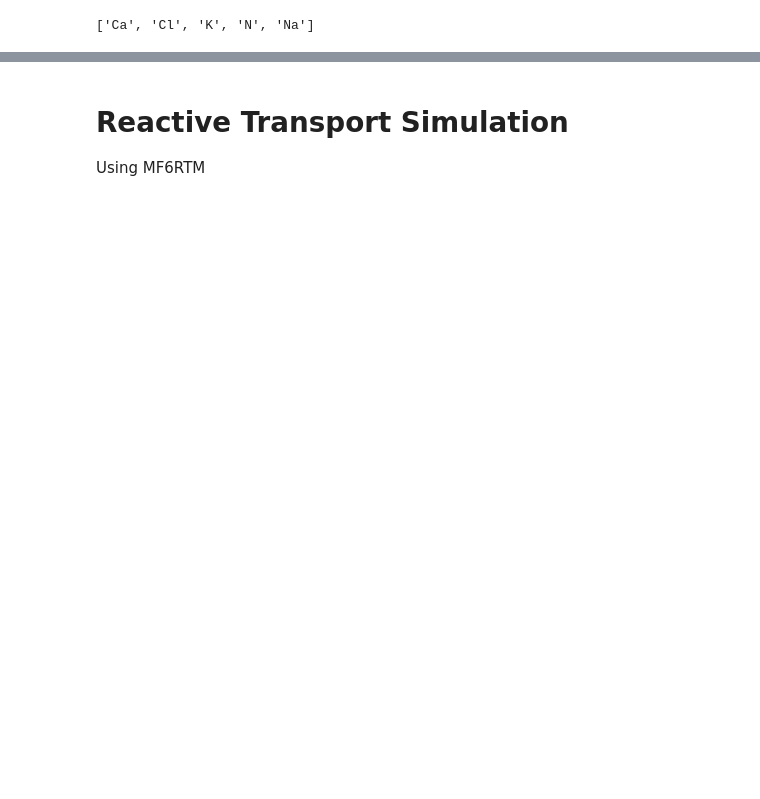
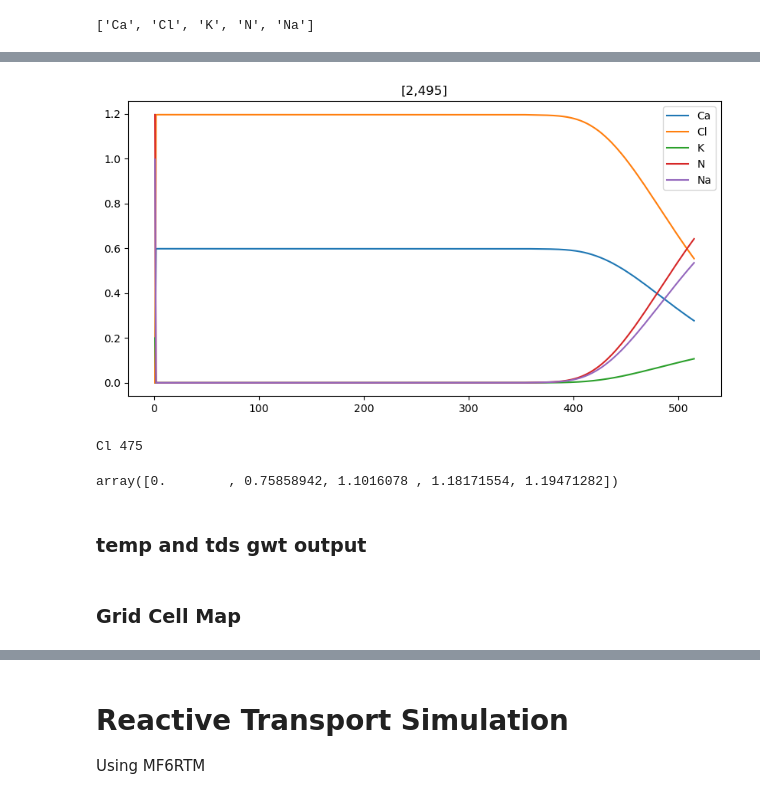
Before and after one commit to LimnoTech/mf6rtm-asr-example, a Jupyter notebook: sims/sim01-ex11/ex11_setup.ipynb, the cells around one changed output, grey strips where cells are left out. Drawn from its saved outputs; the diff is of its cells as text; code cells hidden in the pictures; blank space fills up the shorter version.

Commit message:
Add exploration of well cell concentrations
@lkmancewicz-erdc, I think we're setting up IC and BC in the right units, and here is a little extra work to explore that.

```diff
--- a/sims/sim01-ex11/ex11_setup.ipynb
+++ b/sims/sim01-ex11/ex11_setup.ipynb
@@ -963,7 +991,9 @@ for component_name in component_name_l:
     print("Adding gwt model for: " + component_name)
     gwt_name = "trans-" + component_name
     sim = utils.create_mf6_gwt(
-        sim, gwf_name, gwt_name, component_name, reaction_model.sconc[component_name], porosity, dispersivity
+        sim, gwf_name, gwt_name, component_name,
+        reaction_model.sconc[component_name],
+        porosity, dispersivity
     )
 # %% [output]
 Adding gwt model for: H
@@ -1401,0 +1224,24 @@ for t in t_l:
+# %%
+k = wel_lay  # layer index
+cnum = wel_cellnum  # cell number
+for c in range(len(component_name_l)):
+    if component_name_l[c] in components_to_plot:
+        fig = plt.figure(num=101, figsize=(10, 5))
+        plt.plot(times_c[c], conc[c][:, k, 0, cnum], label=component_name_l[c])
+        plt.title("[" + str(k) + "," + str(cnum) + "]")
+        plt.legend()
+# %% [output]
+[figure, added]
+# %%
+# Get Concentration Values
+c = 4
+time = 5
+layer = 2
+cell_num = wel_cellnum-20
+print(component_name_l[4], cell_num)
+conc[c][0:time, layer, 0, cell_num]
+# %% [output]
+Cl 475
+array([0.        , 0.75858942, 1.1016078 , 1.18171554, 1.19471282])
+# %% [markdown]
+### temp and tds gwt output
@@ -1401,0 +1271,2 @@ for t in t_l:
+# %% [markdown]
+### Grid Cell Map
```
Also changed, not shown: parts of 25 cells of this notebook, 2 other files.
